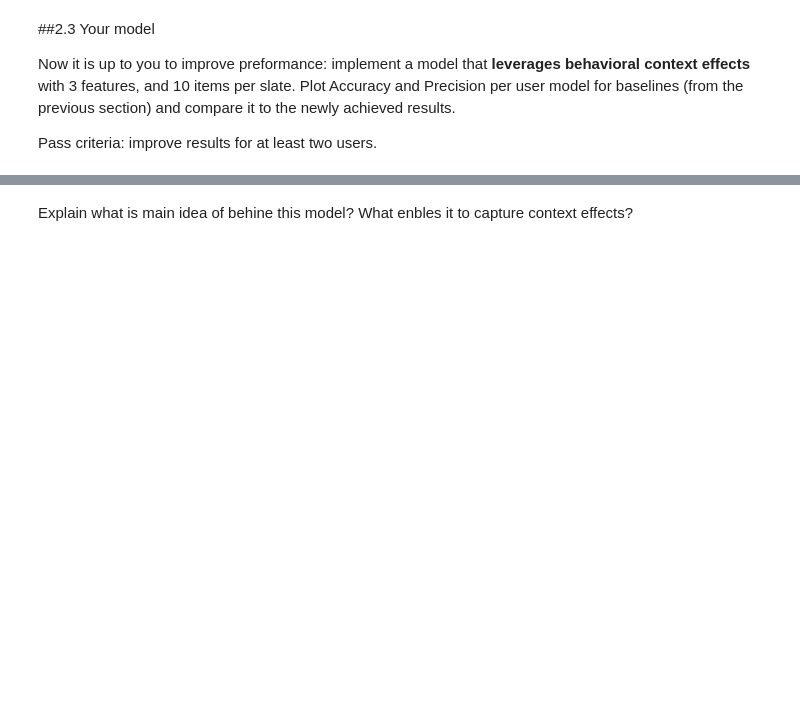
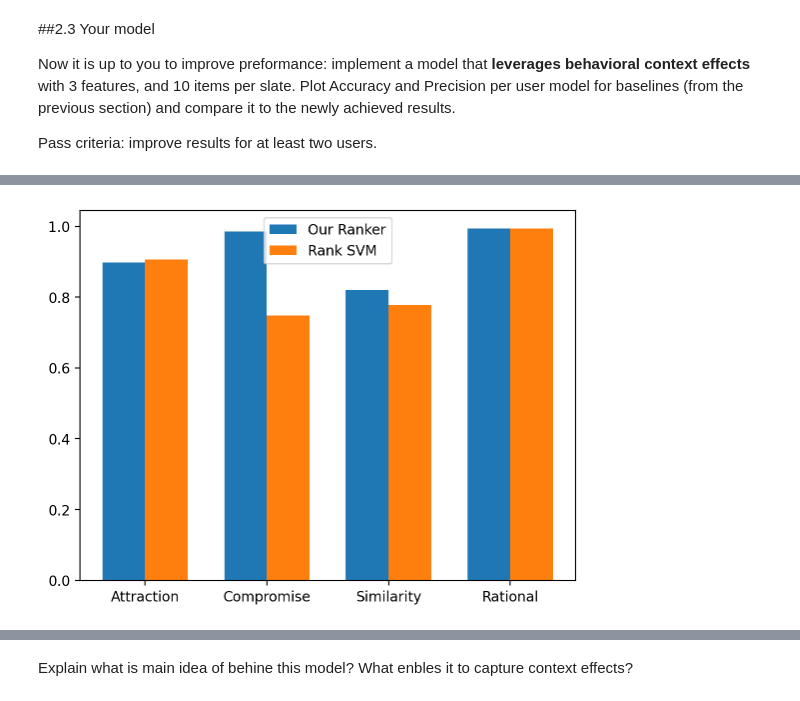
Before and after one commit to ashalem/ML_Human, a Jupyter notebook: WS2_2024_students.ipynb, the cells around one changed output, grey strips where cells are left out. Saved outputs shown, nothing was run; the diff lists cells and outputs as text; code cells hidden in the pictures; blank space fills up the shorter version.

```diff
--- a/WS2_2024_students.ipynb
+++ b/WS2_2024_students.ipynb
@@ -1177,0 +1430,21 @@ Pass criteria: improve results for at least two users.
+# %%
+# train model
+
+## YOUR SOLUTION
+
+user_types_to_performance_ranker_ours = {user_type: {'acc': 0, 'precision':0} for user_type in user_types}
+for i, user_type in enumerate(user_types):
+
+    ranker = OurRankSVM()
+    y_user_train = y_train[[user_type, 'slate_id']].to_numpy()
+    print(y_user_train.shape)
+    y_user_test = y_test[[user_type]].to_numpy()
+    ranker.fit(X_train.to_numpy(), y_user_train)
+    acc = ranker.score(X_test.to_numpy(), y_user_test)
+    y_pred = ranker.predict(X_test.to_numpy())
+    precision = precision_score(y_user_test, y_pred, average='macro')
+    user_types_to_performance_ranker_ours[user_type]['acc'] = acc
+    user_types_to_performance_ranker_ours[user_type]['precision'] = precision
+    # print(precision)
+
+print(user_types_to_performance_ranker_ours)
@@ -1177,0 +1465,26 @@ Pass criteria: improve results for at least two users.
+# %%
+# Plot results
+
+## YOUR SOLUTION
+
+## YOUR SOLUTION
+# Plot the results comparing the two models for each user type (Attraction, Compromise, Similarity, Rational) and show the accuracy
+# of the Logistic Regression model and the Rank SVM model side by side
+import matplotlib.pyplot as plt
+
+user_types = ['Attraction', 'Compromise', 'Similarity', 'Rational']
+accs = [user_types_to_performance_ranker_ours[user_type]['acc'] for user_type in user_types]
+accs_ranker = [user_types_to_performance_ranker[user_type]['acc'] for user_type in user_types]
+x = np.arange(len(user_types))
+
+fig, ax = plt.subplots()
+bar_width = 0.35
+rects1 = ax.bar(x - bar_width/2, accs, bar_width, label='Our Ranker')
+rects2 = ax.bar(x + bar_width/2, accs_ranker, bar_width, label='Rank SVM')
+
+ax.set_xticks(x)
+ax.set_xticklabels(user_types)
+ax.legend()
+plt.show()
+# %% [output]
+[figure, added]
```
Also changed, not shown: parts of 18 cells of this notebook.
